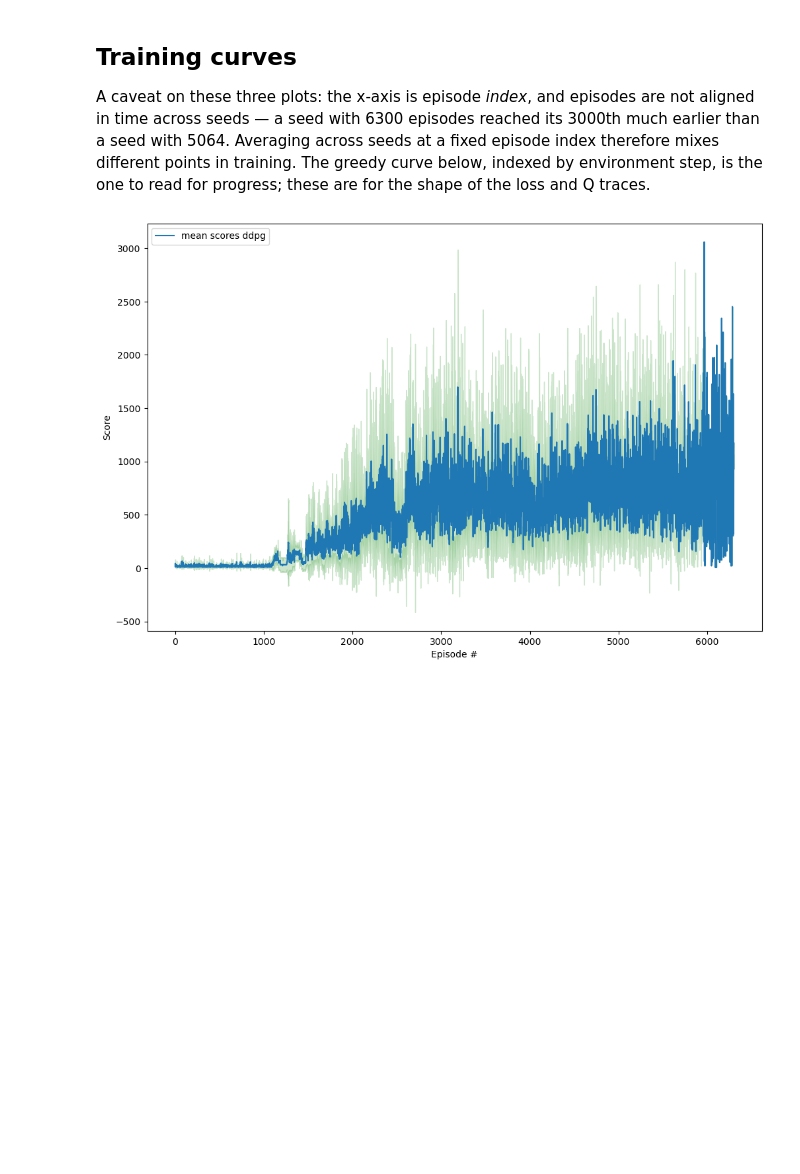
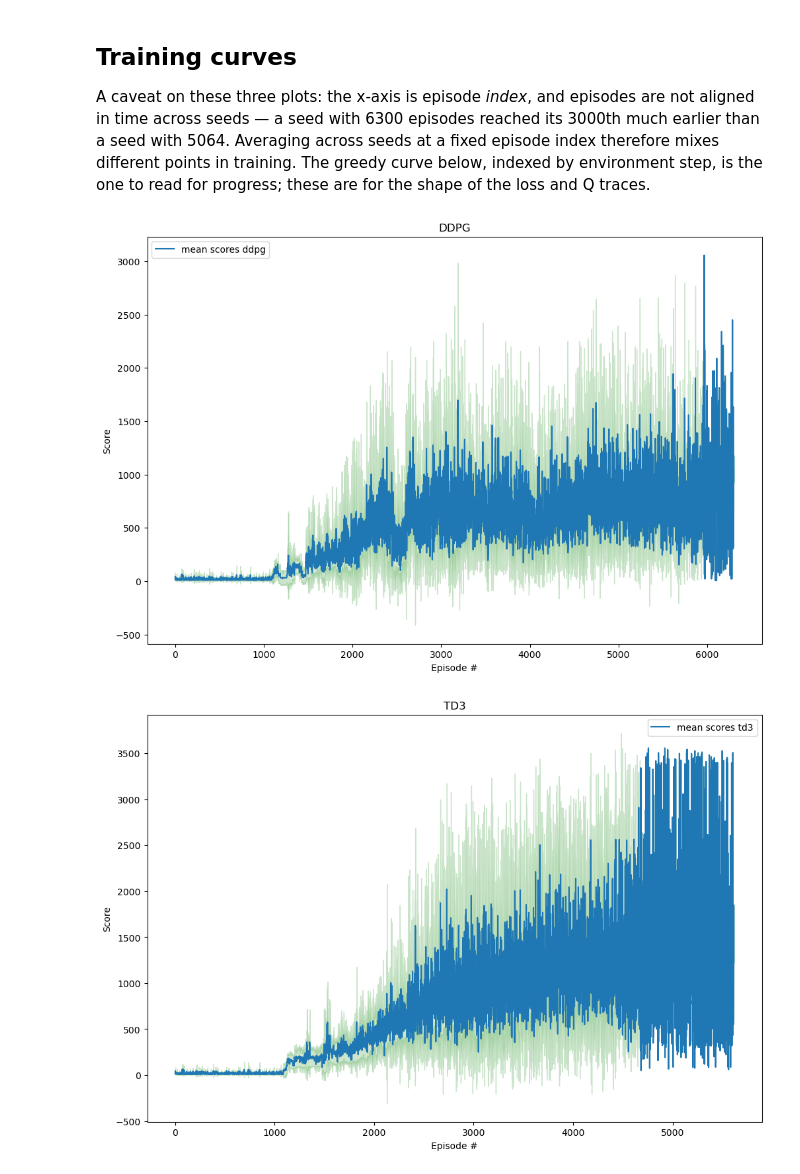
Before and after one commit to CloudedLeopard17/Reinforcement-Learning, a Jupyter notebook: policy-gradient/mujoco/hopper/hopper.ipynb, the cells around one changed output. Cells and saved outputs as stored; diff of their text form; code cells hidden in the pictures; blank space fills up the shorter version.

```diff
--- a/policy-gradient/mujoco/hopper/hopper.ipynb
+++ b/policy-gradient/mujoco/hopper/hopper.ipynb
@@ -443,3 +516,20 @@ print(f"final greedy return: {G[:, -1].mean():.1f} "
 greedy curve : (5, 100, 10)
 episodes per seed: [5477, 5949, 5064, 5744, 6300]
 final greedy return: 1935.2 (per seed: [1695.6  978.2 1331.9 2176.9 3493.2])
+# %%
+runs_td3 = [np.load(f"results/td3_seed{s}.npz") for s in seeds]
+
+G_td3 = np.stack([r["greedy_curve"] for r in runs_td3])          # (seeds, checkpoints, eval episodes)
+eval_steps_td3 = (np.arange(G_td3.shape[1]) + 1) * 10_000        # checkpoints are every 10k env steps
+
+# per-episode arrays are ragged across seeds -> pad to the longest with NaN for plotting
+n = max(len(r["scores"]) for r in runs_td3)
+
+scores_td3, q_values_td3 = padded("scores", runs_td3, n), padded("q_values", runs_td3, n)
+actor_loss_td3, critic_loss_td3 = padded("actor_loss", runs_td3, n), padded("critic_loss", runs_td3, n)
+
+print('TD3::')
+print("greedy curve :", G_td3.shape)
+print("episodes per seed:", [len(r["scores"]) for r in runs_td3])
+print(f"final greedy return: {G_td3[:, -1].mean():.1f} "
+      f"(per seed: {np.round(G_td3[:, -1].mean(axis=1), 1)})")
@@ -453,16 +548,31 @@ greedy curve below, indexed by environment step, is the one to read for progress
 the shape of the loss and Q traces.
 # %%
 plt.figure(figsize=(12,8))
-mean = np.nanmean(scores, axis =0)
-std = np.nanstd(scores, axis =0)
+mean = np.nanmean(scores_ddpg, axis =0)
+std = np.nanstd(scores_ddpg, axis =0)
 x = np.arange(len(mean))+1
 plt.plot(x,mean, label='mean scores ddpg')
 plt.fill_between(x,mean-std, mean+std, alpha=0.2, color='green')
 plt.legend()
 plt.xlabel('Episode #')
 plt.ylabel('Score')
+plt.title('DDPG')
 plt.show()
 # %% [output]
-[figure, old version]
+[figure, new version]
+# %%
+plt.figure(figsize=(12,8))
+mean = np.nanmean(scores_td3, axis =0)
+std = np.nanstd(scores_td3, axis =0)
+x = np.arange(len(mean))+1
+plt.plot(x,mean, label='mean scores td3')
+plt.fill_between(x,mean-std, mean+std, alpha=0.2, color='green')
+plt.legend()
+plt.xlabel('Episode #')
+plt.ylabel('Score')
+plt.title('TD3')
+plt.show()
+# %% [output]
+[figure, added]
 # %%
 plt.figure(figsize=(12,8))
```
Also changed, not shown: parts of 30 cells of this notebook, 8 other files.
